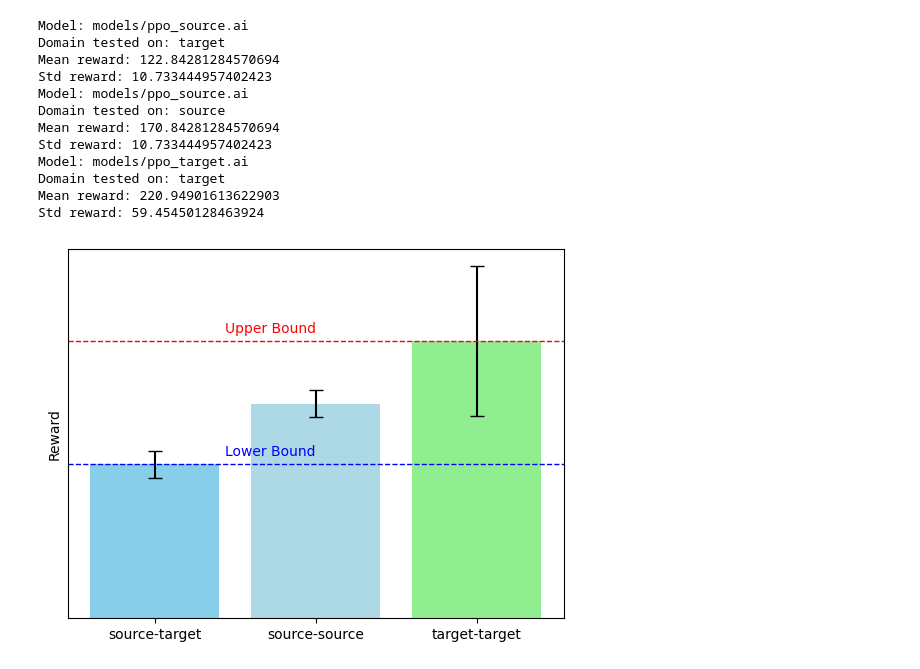
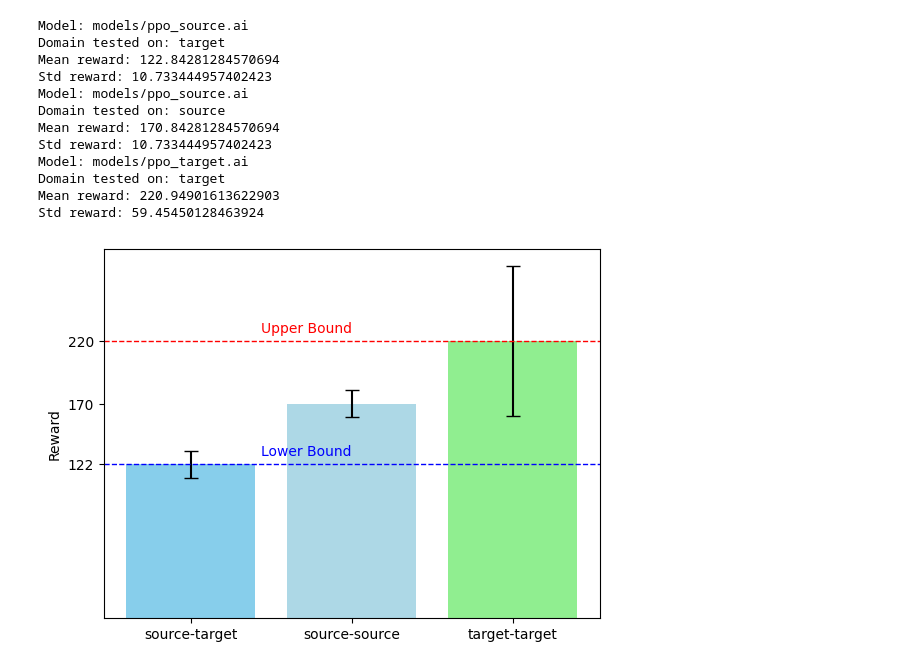
Before and after one commit to florentin1304/robotlearning_project, a Jupyter notebook: plots.ipynb, the cells around one changed output. Saved outputs shown, nothing was run; the diff lists cells and outputs as text; code cells hidden in the pictures.

```diff
--- a/plots.ipynb
+++ b/plots.ipynb
@@ -9,43 +9,44 @@ lower_bound = os.path.join(test_log_dir, "ppo_source_test_on_target.txt")
 upper_bound = os.path.join(test_log_dir, "ppo_target_test_on_target.txt")
 source_source = os.path.join(test_log_dir, "ppo_source_test_on_source.txt")
 file_paths = [lower_bound, source_source, upper_bound]
-test_mean = []
+test_mean_str = []
 test_var =  []
 
 
 for i in range(len(file_paths)):
     file = open(file_paths[i], 'r')
     content = file.read()
     print(content)
-    test_mean.append(re.search(r'\d+\.\d+', content.split("\n")[2]).group())
+    test_mean_str.append(re.search(r'\d+\.\d+', content.split("\n")[2]).group())
     test_var.append(re.search(r'\d+\.\d+', content.split("\n")[3]).group())
     file.close()
-test_mean = [float(x)/10 for x in test_mean]
+test_mean = [float(x)/10 for x in test_mean_str]
 test_var = [float(x)/10 for x in test_var]
 labels = ['source-target', 'source-source', 'target-target']
-yerr = test_var
-plt.bar( range(len(test_mean)), test_mean, tick_label=labels, yerr=yerr, capsize=5, color=['skyblue', 'lightblue', 'lightgreen'])
-plt.axhline(y=test_mean[0], color='blue', linestyle='--', linewidth=1)
-plt.text(1, test_mean[0]+1, 'Lower Bound', color='blue', fontsize=10, va='center', ha='right')
-plt.axhline(y=test_mean[2], color='red', linestyle='--', linewidth=1)
-plt.text(1, test_mean[2]+1, 'Upper Bound', color='red', fontsize=10, va='center', ha='right')
+LOWER_BOUND = test_mean[0]
+UPPER_BOUND = test_mean[2]
+plt.bar( range(len(test_mean)), test_mean, tick_label=labels, yerr=test_var, capsize=5, color=['skyblue', 'lightblue', 'lightgreen'])
+plt.axhline(y=LOWER_BOUND, color='blue', linestyle='--', linewidth=1)
+plt.text(1, LOWER_BOUND+1, 'Lower Bound', color='blue', fontsize=10, va='center', ha='right')
+plt.axhline(y=UPPER_BOUND, color='red', linestyle='--', linewidth=1)
+plt.text(1, UPPER_BOUND+1, 'Upper Bound', color='red', fontsize=10, va='center', ha='right')
 
 # plt.title('sim-to-real bounds')
 plt.ylabel('Reward')
-plt.yticks([])
+plt.yticks(test_mean, [f"{int(float(x))}" for x in test_mean_str])
 
 plt.show()
 # %% [output]
 Model: models/ppo_source.ai
 Domain tested on: target
 Mean reward: 122.84281284570694
 Std reward: 10.733444957402423
 Model: models/ppo_source.ai
 Domain tested on: source
 Mean reward: 170.84281284570694
 Std reward: 10.733444957402423
 Model: models/ppo_target.ai
 Domain tested on: target
 Mean reward: 220.94901613622903
 Std reward: 59.45450128463924
-[figure, old version]
+[figure, new version]
```
Also changed, not shown: parts of 3 cells of this notebook.
